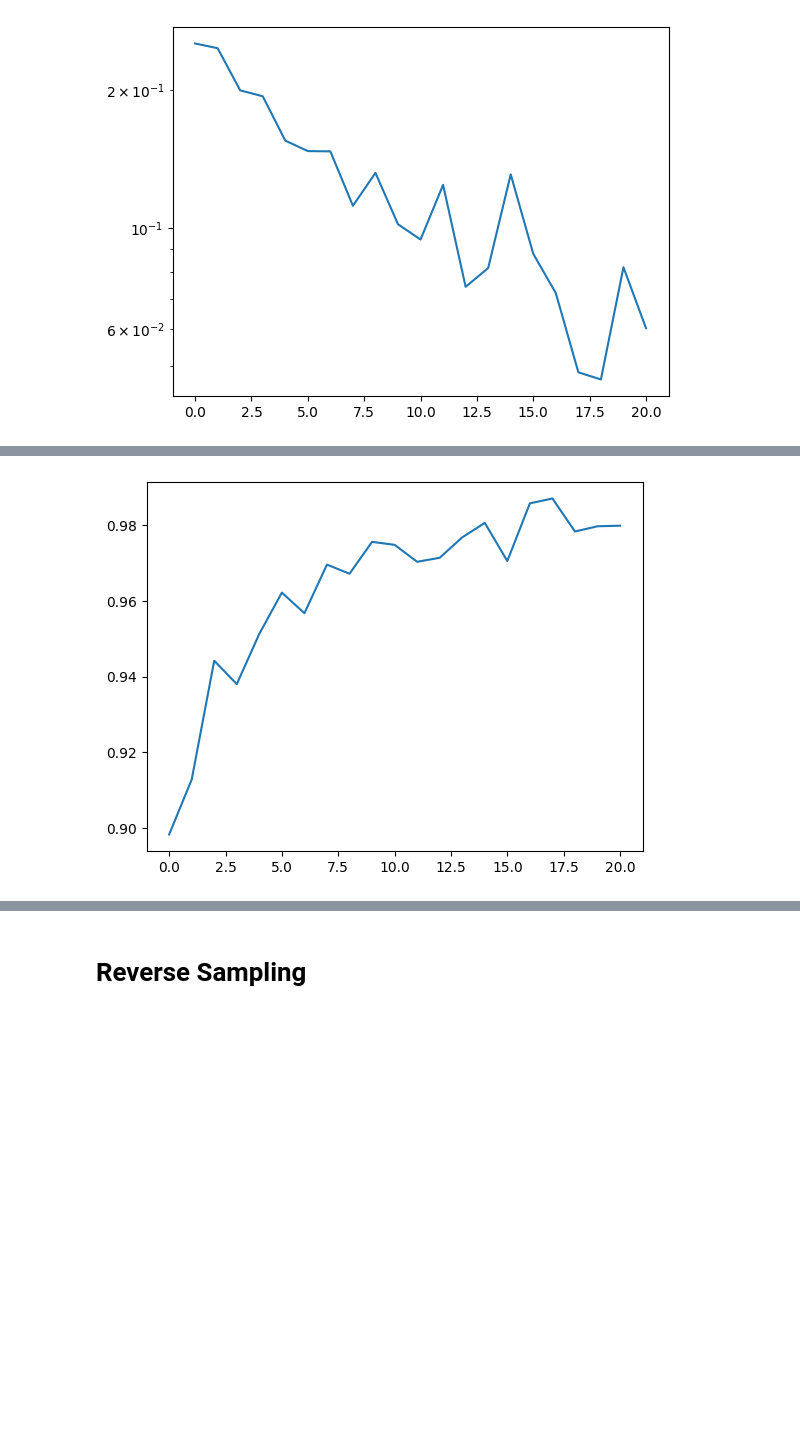
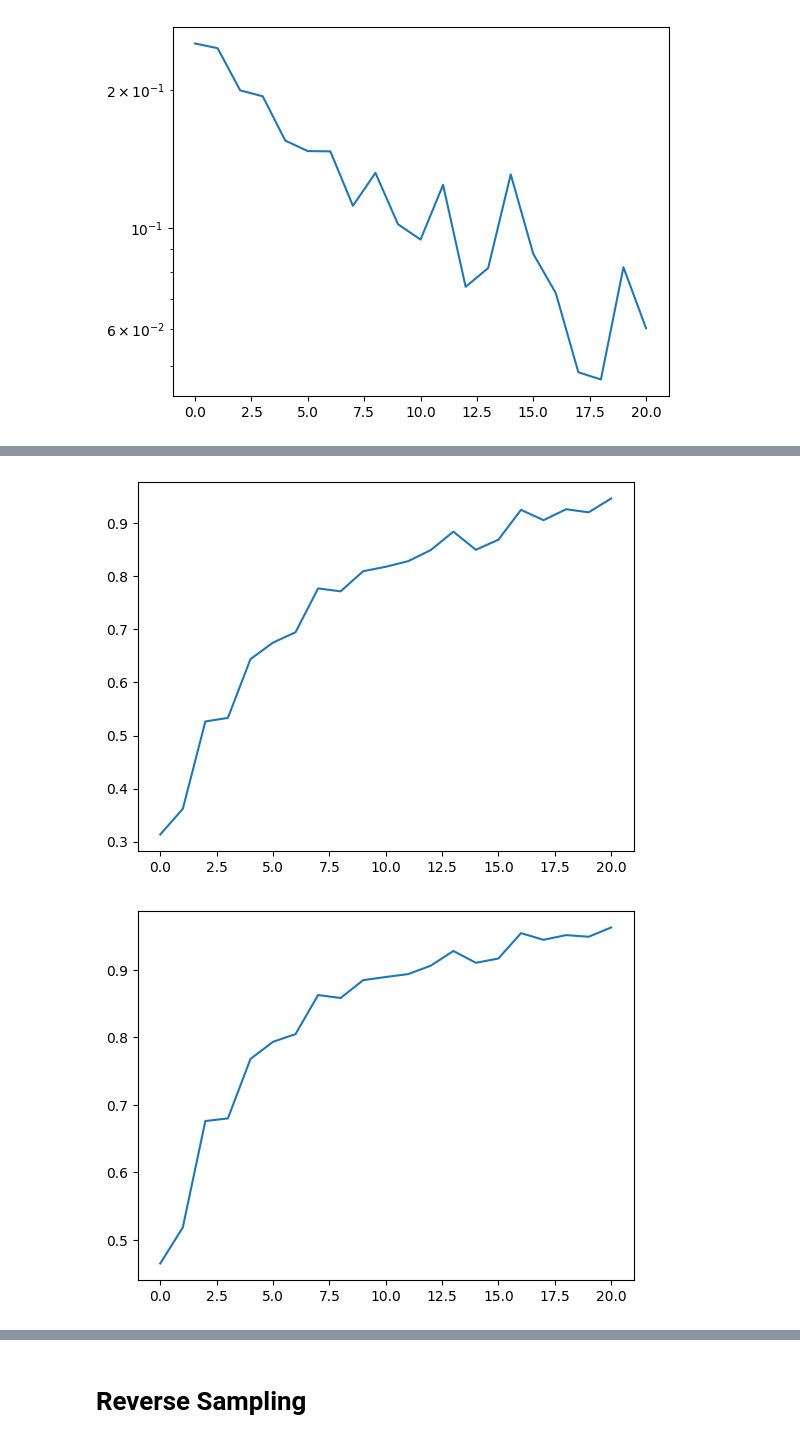
Before and after one commit to darioShar/PDMP, a Jupyter notebook: experiments_and_tracking.ipynb, the cells around one changed output, grey strips where cells are left out. Drawn from its saved outputs; the diff is of its cells as text; code cells hidden in the pictures; blank space fills up the shorter version.

```diff
--- a/experiments_and_tracking.ipynb
+++ b/experiments_and_tracking.ipynb
@@ -310,5 +305,9 @@ manager.display_evals('precision', log_scale=False)
 # %%
-manager.display_evals('recall', log_scale=False)
+manager.display_evals('precision', log_scale=False)
 # %% [output]
-[figure, old version]
+[figure, new version]
+# %%
+manager.display_evals('f_1_pr', log_scale=False)
+# %% [output]
+[figure, added]
 # %%
```
Also changed, not shown: parts of 5 cells of this notebook.
